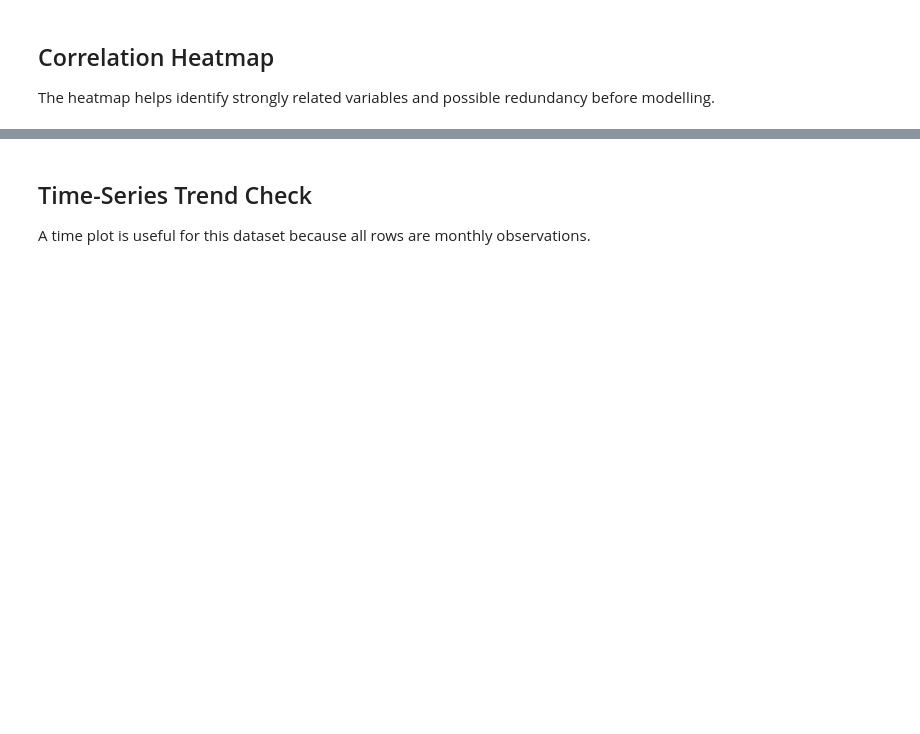
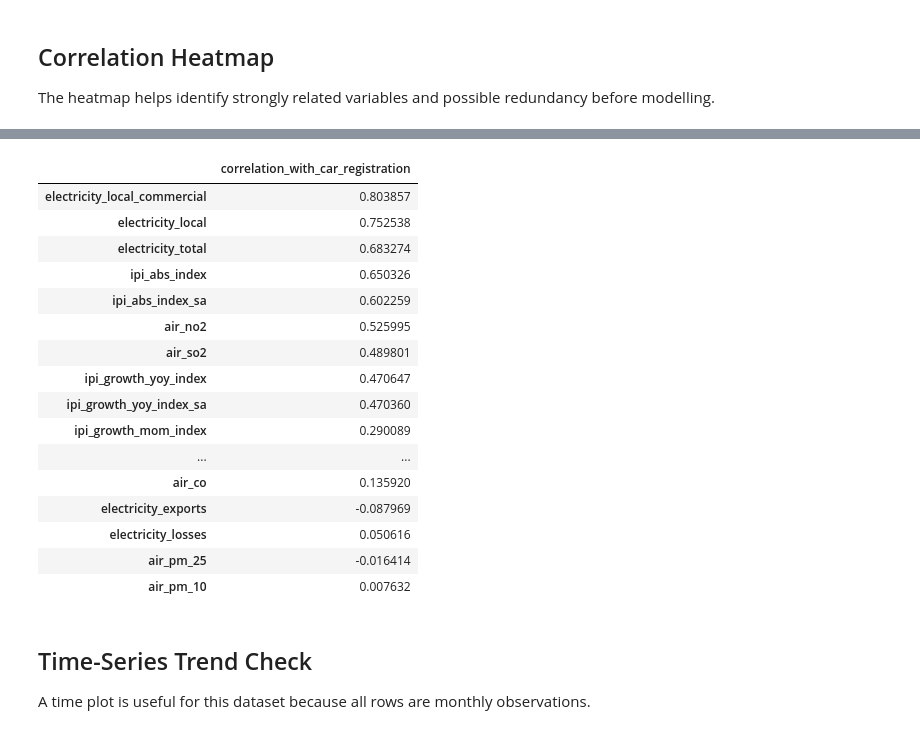
Before and after one commit to thelazycat-0728/COS40007-Design-Project, a Jupyter notebook: COS40007DataCleaning/DataCleaning.ipynb, the cells around one changed output, grey strips where cells are left out. Cells and saved outputs as stored; diff of their text form; code cells hidden in the pictures; blank space fills up the shorter version.

```diff
--- a/COS40007DataCleaning/DataCleaning.ipynb
+++ b/COS40007DataCleaning/DataCleaning.ipynb
@@ -577,6 +586,27 @@ display(corr_with_total.to_frame("correlation_with_ipi_abs_index_sa"))
 | air_pm_25 | -0.117434 |
 | electricity_losses | -0.109041 |
 | air_pm_10 | -0.102918 |
+# %%
+corr_with_total = corr["car_registration"].drop("car_registration").sort_values(key=lambda s: s.abs(), ascending=False)
+display(corr_with_total.to_frame("correlation_with_car_registration"))
+# %% [output]
+|  | correlation_with_car_registration |
+| electricity_local_commercial | 0.803857 |
+| electricity_local | 0.752538 |
+| electricity_total | 0.683274 |
+| ipi_abs_index | 0.650326 |
+| ipi_abs_index_sa | 0.602259 |
+| air_no2 | 0.525995 |
+| air_so2 | 0.489801 |
+| ipi_growth_yoy_index | 0.470647 |
+| ipi_growth_yoy_index_sa | 0.470360 |
+| ipi_growth_mom_index | 0.290089 |
+| ... | ... |
+| air_co | 0.135920 |
+| electricity_exports | -0.087969 |
+| electricity_losses | 0.050616 |
+| air_pm_25 | -0.016414 |
+| air_pm_10 | 0.007632 |
 # %% [markdown]
 ## Time-Series Trend Check
 A time plot is useful for this dataset because all rows are monthly observations.
```
Also changed, not shown: parts of 18 cells of this notebook, 4 other files.
